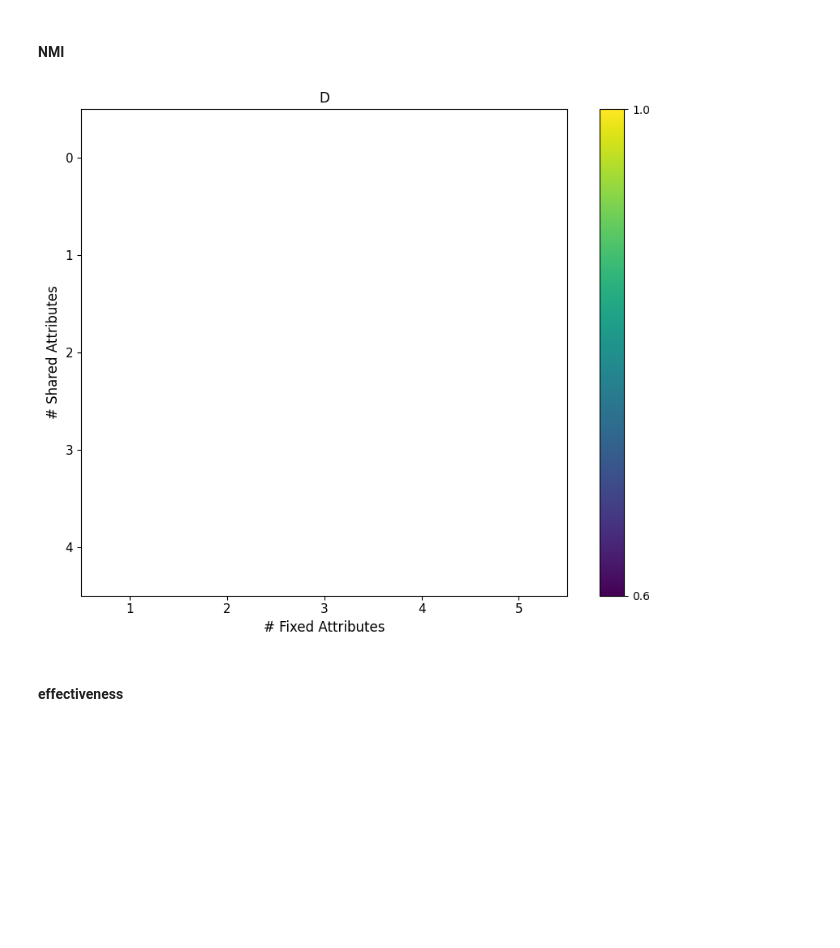
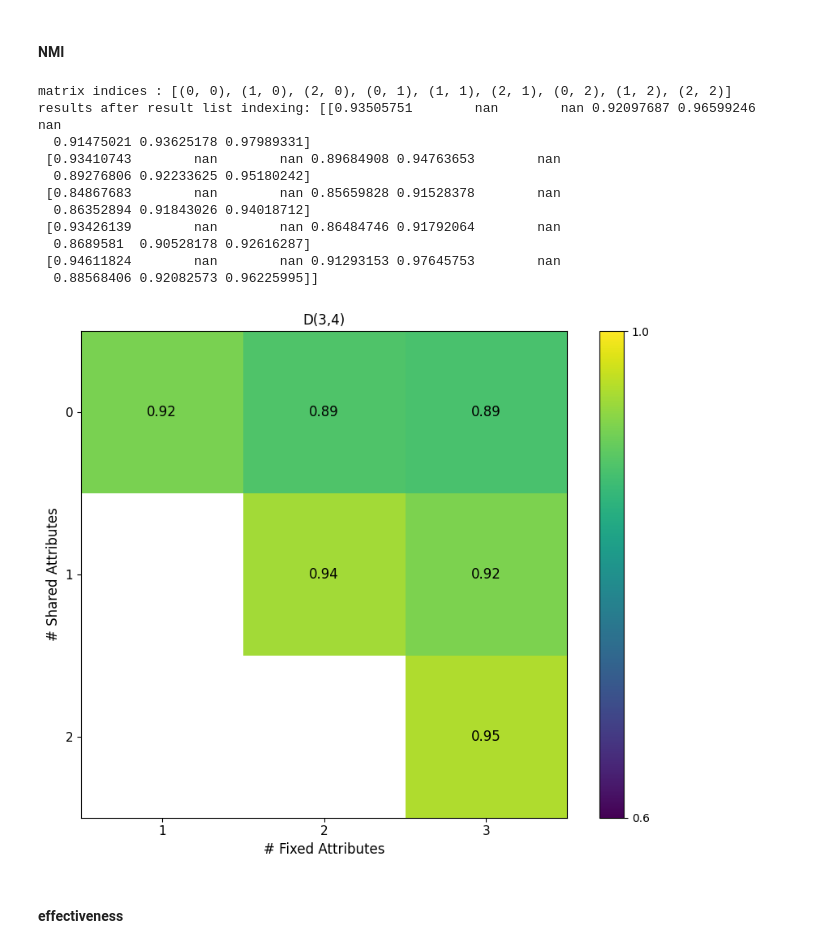
Before and after one commit to mariia55/emergent-abstractions_biased, a Jupyter notebook: analysis_floats.ipynb, the cells around one changed output. Cells and saved outputs as stored; diff of their text form; code cells hidden in the pictures; blank space fills up the shorter version.

```diff
--- a/analysis_floats.ipynb
+++ b/analysis_floats.ipynb
@@ -475,11 +525,23 @@ for i, score in enumerate(list(entropy_scores.keys())[9:]):
 # %% [markdown]
 #### NMI
 # %%
-plot_heatmap_concept_x_context(entropies_concept_x_context, score='NMI', mode='mean', plot_dims=(1,1), heatmap_size=(5,5),
-                                figsize=(10.5, 7), titles = ("D(3,4)"), fontsize = 12)
+
+plot_heatmap_concept_x_context(entropies_concept_x_context, score='NMI', mode='mean', plot_dims=(1,1), heatmap_size=(3,3),
+                                figsize=(10.5, 7), titles = ("D(3,4)",), fontsize = 12)
 # set plot_dims to (2,3) for all ds
 # %% [output]
+matrix indices : [(0, 0), (1, 0), (2, 0), (0, 1), (1, 1), (2, 1), (0, 2), (1, 2), (2, 2)]
+results after result list indexing: [[0.93505751        nan        nan 0.92097687 0.96599246        nan
+  0.91475021 0.93625178 0.97989331]
+ [0.93410743        nan        nan 0.89684908 0.94763653        nan
+  0.89276806 0.92233625 0.95180242]
+ [0.84867683        nan        nan 0.85659828 0.91528378        nan
+  0.86352894 0.91843026 0.94018712]
+ [0.93426139        nan        nan 0.86484746 0.91792064        nan
+  0.8689581  0.90528178 0.92616287]
+ [0.94611824        nan        nan 0.91293153 0.97645753        nan
+  0.88568406 0.92082573 0.96225995]]
-[figure, old version]
+[figure, new version]
 # %% [markdown]
 #### effectiveness
 # %%
```
Also changed, not shown: parts of 8 cells of this notebook.
